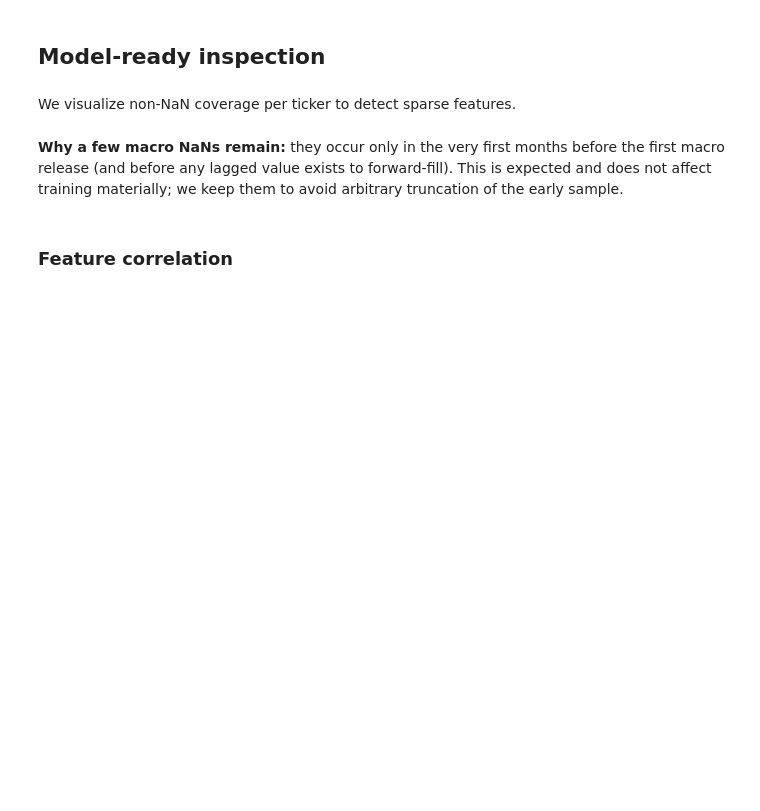
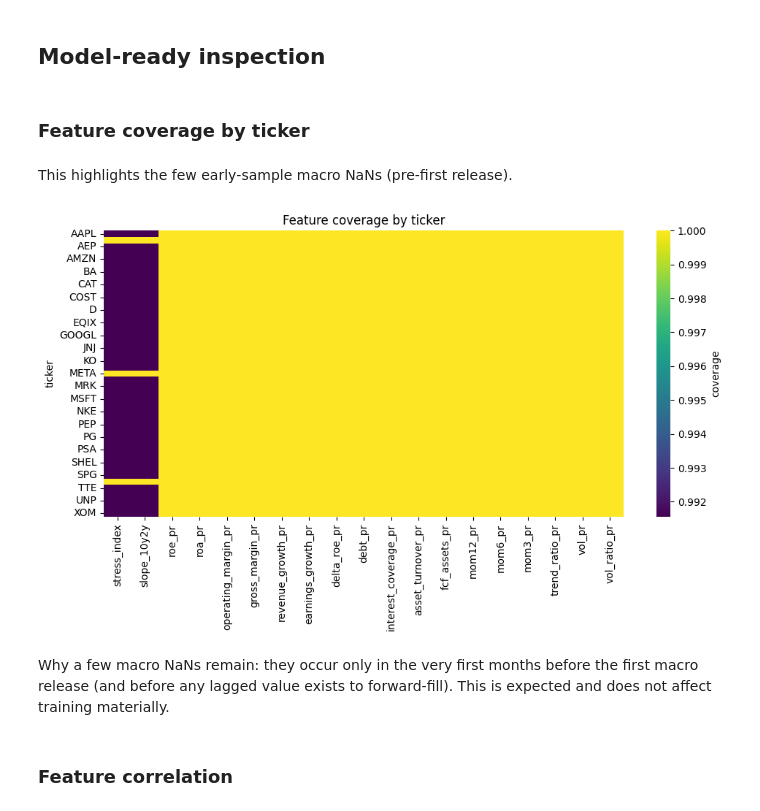
Before and after one commit to IgorDragone/hybrid-stock-prediction-thesis, a Jupyter notebook: notebooks/02_preprocessing_pipeline.ipynb, the cells around one changed output. Drawn from its saved outputs; the diff is of its cells as text; code cells hidden in the pictures; blank space fills up the shorter version.

```diff
--- a/notebooks/02_preprocessing_pipeline.ipynb
+++ b/notebooks/02_preprocessing_pipeline.ipynb
@@ -439,12 +450,30 @@ plt.tight_layout()
 [figure]
 # %% [markdown]
 ## Model-ready inspection
-# %% [markdown]
-We visualize non‑NaN coverage per ticker to detect sparse features.
+# %% [markdown]
+### Feature coverage by ticker
+# %% [markdown]
+This highlights the few early‑sample macro NaNs (pre‑first release).
+# %%
+feature_cols = [
+    c for c in df_model.columns
+    if c not in {
+        'date', 'ticker',
+        'target_3m', 'target_1m',
+        'fwd_ret_1m', 'fwd_ret_3m', 'fwd_ret_6m',
+        'macro_regime',
+    }
+]
+coverage = df_model.groupby('ticker')[feature_cols].apply(lambda x: x.notna().mean())
+plt.figure(figsize=(10, 6))
+sns.heatmap(coverage, cmap='viridis', cbar_kws={'label': 'coverage'})
+plt.title('Feature coverage by ticker')
+plt.tight_layout()
+# %% [output]
+[figure, added]
 # %% [markdown]
-**Why a few macro NaNs remain:** they occur only in the very first months before the first macro release
-(and before any lagged value exists to forward‑fill). This is expected and does not affect training materially;
-we keep them to avoid arbitrary truncation of the early sample.
+Why a few macro NaNs remain: they occur only in the very first months before the first macro release
+(and before any lagged value exists to forward‑fill). This is expected and does not affect training materially.
 # %% [markdown]
 ### Feature correlation
 # %%
```
Also changed, not shown: parts of 15 cells of this notebook, 1 other file.
